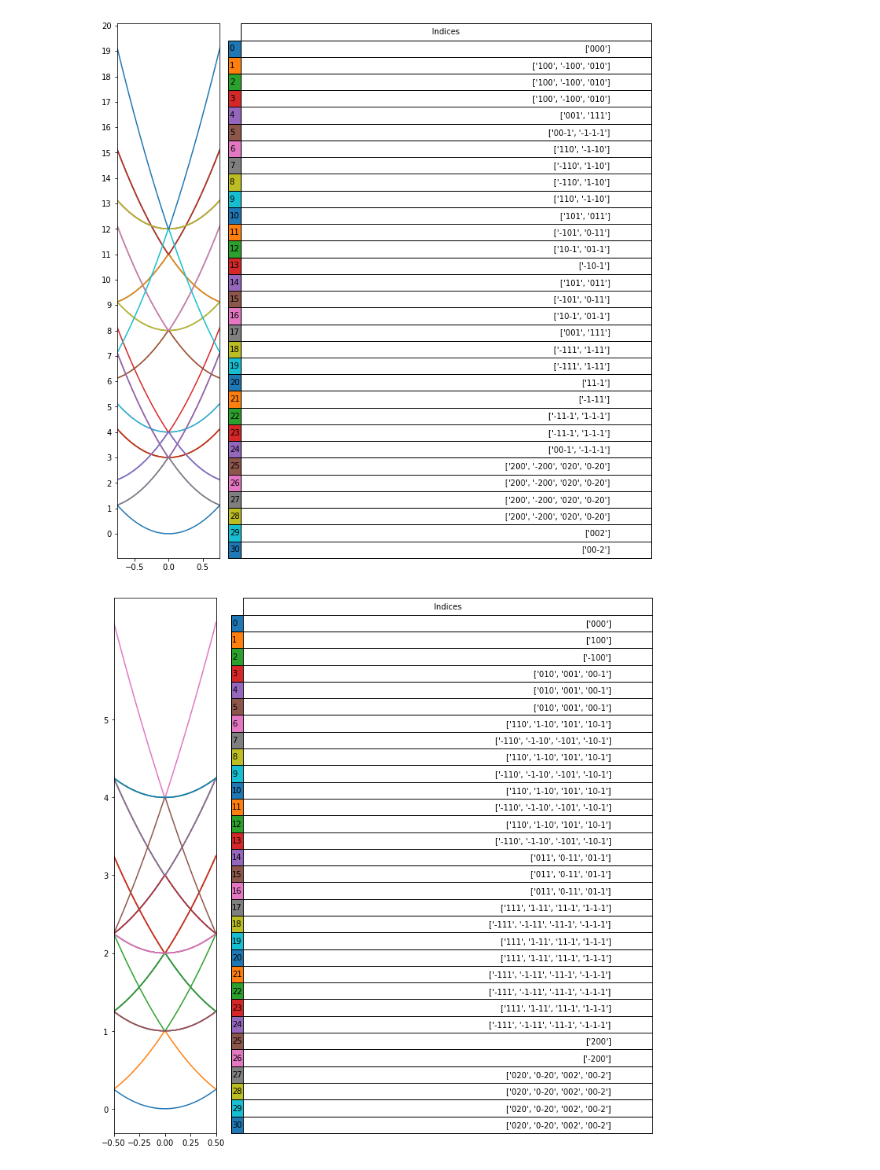
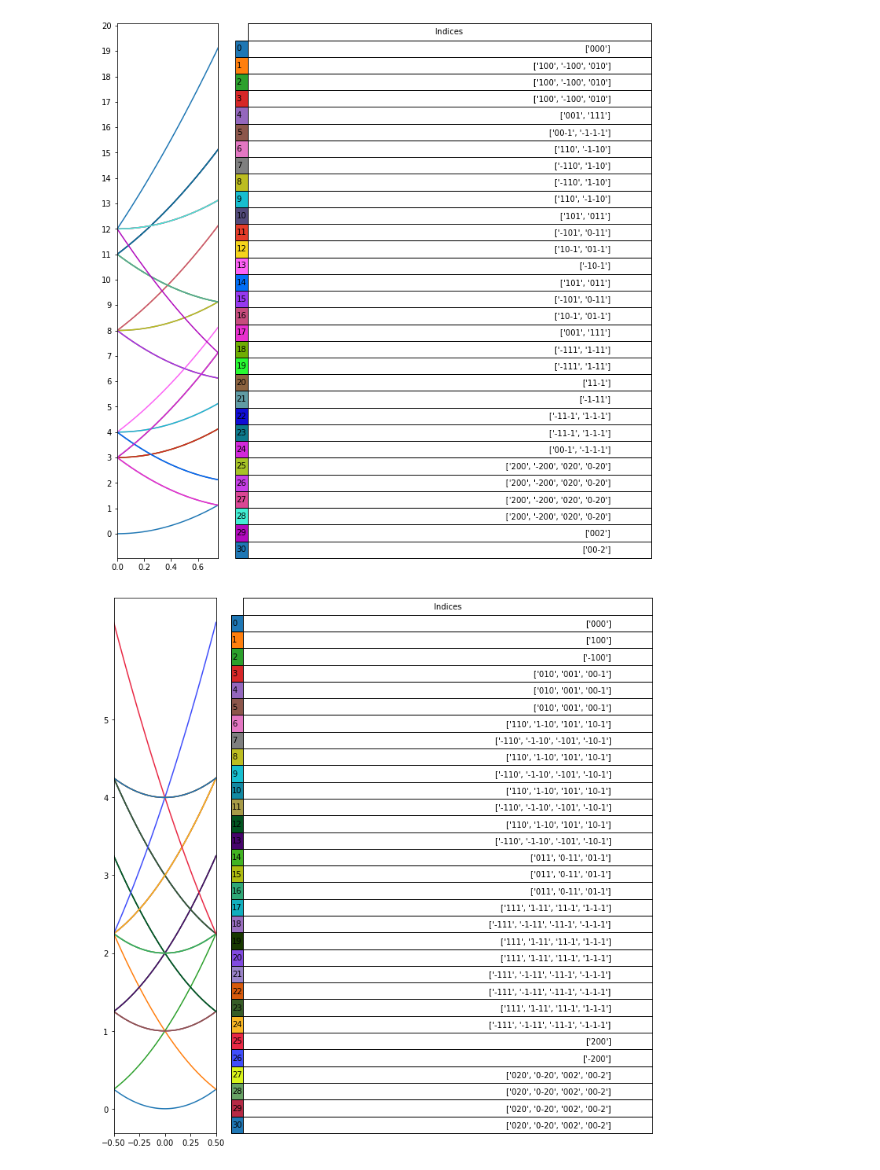
Before and after one commit to hastihojabr/Free-electron-energy-bands---Reduced-zone-scheme, a Jupyter notebook: Free electron energy bands .ipynb, the cells around one changed output. Saved outputs shown, nothing was run; the diff lists cells and outputs as text; code cells hidden in the pictures.

```diff
--- a/Free electron energy bands .ipynb
+++ b/Free electron energy bands .ipynb
@@ -52,7 +53,7 @@ def Half_Reduced_Zones_Plot(En,mu):
     fig = plt.figure(figsize=[1.5,7])
     for e in En: plt.plot(mu,e)
     plt.yticks(np.arange(0,max(e)+1, 1))
-    plt.xlim(0,max(mu))
+    #plt.xlim(0,max(mu))
     plt.show
 
 
@@ -83,12 +84,13 @@ def Plot_Table(df,mu,En):
 
 
     #Plot
-    muu = np.linspace(-max(mu),max(mu),len(mu)*2)
+    color = list(plt.cm.tab10(np.arange(10))) + ["#"+''.join([random.choice('0123456789ABCDEF') for j in range(6)])
+             for i in range(20)]
+    ax1.set_prop_cycle('color', color)
     for i in range(len(En)):
-        e = [x for x in list(En[i])[::-1]] +list(En[i])
-        ax1.plot(muu,e,label=str(i))
-    ax1.set_yticks(np.arange(0,max(e)+1, 1))
-    ax1.set_xlim(-max(mu),max(mu))
+        ax1.plot(mu,En[i],label=str(i))
+    ax1.set_yticks(np.arange(0,max(En[i])+1, 1))
+    ax1.set_xlim(min(mu),max(mu))
 
 
     #table
@@ -97,7 +99,7 @@ def Plot_Table(df,mu,En):
     ax2.axis('off')
     mpl_table = ax2.table(cellText=df.values, rowLabels=df.index, bbox=bbox, colLabels=df.columns)
 
-    #colors
+
     lines_labels = [ax1.get_legend_handles_labels() for ax1 in fig.axes]
     lines, labels = [sum(lol, []) for lol in zip(*lines_labels)]
     colors=[l.get_color() for l in lines]
@@ -128,9 +130,9 @@ indices,En,df = main(1,0,0,mu,'FCC',Display=False,Half_zone=False,zone_table=Tru
 mu = np.linspace(0,3/4,100)
 indices,En,df = main(1,1,0,mu,'FCC',Display=False,Half_zone=False,zone_table=True)
 # %% [output]
-[figure, old version]
+[figure, new version]
 # %%
-mu = np.linspace(0,1/2,100)
+mu = np.linspace(-1/2,1/2,100)
 indices,En,df = main(1,0,0,mu,'SC',Display=False,Half_zone=False,zone_table=True)
 # %% [output]
-[figure, old version]
+[figure, new version]
```
Also changed, not shown: parts of 2 cells of this notebook.
